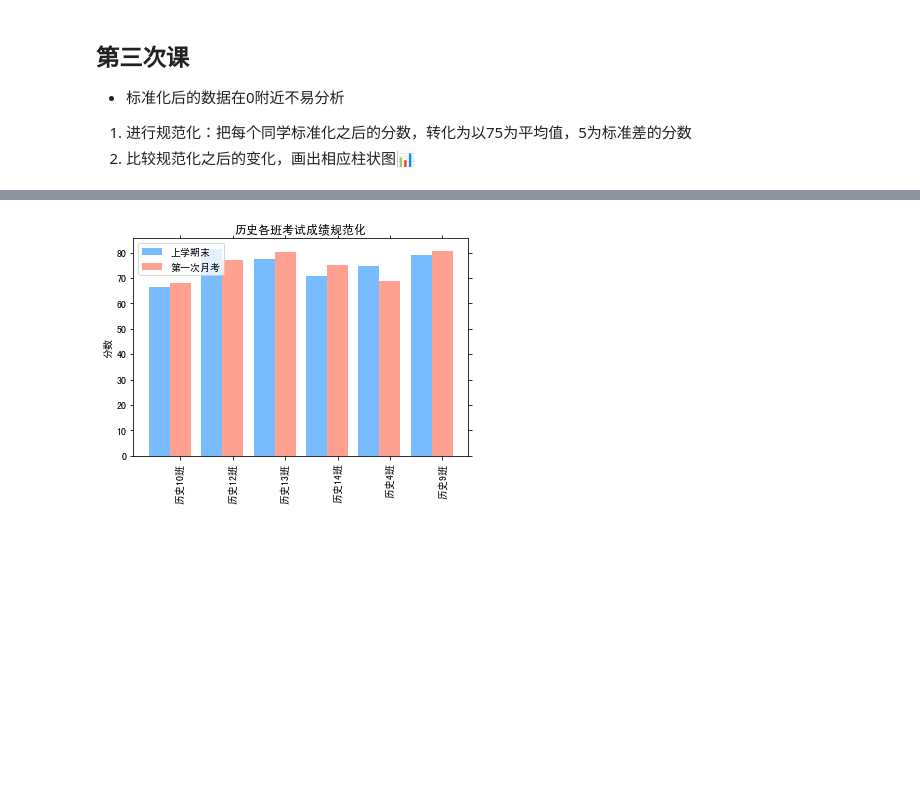
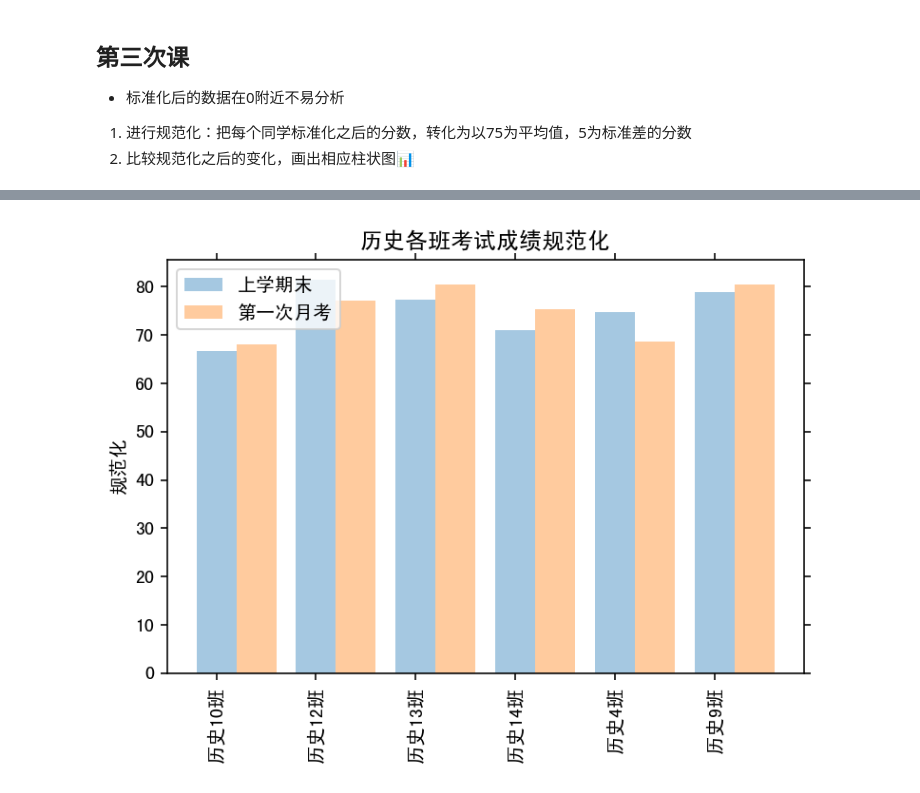
Before and after one commit to HansKing98/Data-Analysis, a Jupyter notebook: l1 成绩分析/高考3+3模式成绩分析.ipynb, the cells around one changed output, grey strips where cells are left out. Saved outputs shown, nothing was run; the diff lists cells and outputs as text; code cells hidden in the pictures; blank space fills up the shorter version.

```diff
--- a/l1 成绩分析/高考3+3模式成绩分析.ipynb
+++ b/l1 成绩分析/高考3+3模式成绩分析.ipynb
@@ -160,0 +155,20 @@ pltHist(banjiVary,'平均分的差距（变化）',10)
+# %%
+def pltBar(groupList, times, title=''):
+    for index,sub in enumerate(types[1:1+N]):
+        x =list(range(len(groupList[0][index])))
+        for i in range(len(groupList)):
+            groupList_ = groupList[i]
+            name_list = groupList_[index].index
+            num_list = groupList_[index]
+
+            total_width, n = 0.8, len(groupList)
+            width = total_width / n
+            plt.bar(x, num_list, width=width, label=times[i], alpha = 0.4)
+            for j in range(len(x)):
+                x[j] = x[j] + width
+        plt.title(subs[index]+'各班考试成绩'+title)
+        plt.ylabel(title)
+        plt.tick_params(top='off', right='off')
+        plt.xticks(list(range(len(groupList[0][index]))), name_list, rotation = 90)#显示横坐标
+        plt.legend()
+        plt.show()
@@ -241,26 +273,3 @@ for index,sub in enumerate(types[1:1+N]):
 
     ZscoreNorm_=ZscoreNorm(banjiAve1[index])
     banjiZscoreNorm1.append(ZscoreNorm_)
-# %%
-def pltBar(groupList0, groupList1, title='', bins=None):
-    for index,sub in enumerate(types[1:1+N]):
-        name_list = groupList0[index].index
-        num_list = groupList0[index]
-        num_list1 = groupList1[index]
-
-        x =list(range(len(num_list)))
-        total_width, n = 0.8, 2
-        width = total_width / n
-
-        plt.bar(x, num_list, width=width, label='上学期末',fc = 'dodgerblue', alpha = 0.6)
-        for i in range(len(x)):
-            x[i] = x[i] + width
-        plt.bar(x, num_list1, width=width, label='第一次月考',fc = 'tomato', alpha = 0.6)
-
-        plt.title(subs[index]+'各班考试成绩'+title)
-        plt.ylabel('分数')
-
-        plt.tick_params(top='off', right='off')
-        plt.xticks(x, name_list, rotation = 90)#显示横坐标
-        plt.legend()
-        plt.show()
@@ -279,3 +311,3 @@ pltBar(banjiZscoreStd0, banjiZscoreStd1, title='标准化')
 # %%
-pltBar(banjiZscoreNorm0, banjiZscoreNorm1, title='规范化')
+pltBar([banjiZscoreNorm0, banjiZscoreNorm1],times, title='规范化')
 # %% [output]
@@ -286 +318 @@ pltBar(banjiZscoreNorm0, banjiZscoreNorm1, title='规范化')
-[figure, old version]
+[figure, new version]
```
Also changed, not shown: parts of 18 cells of this notebook.
